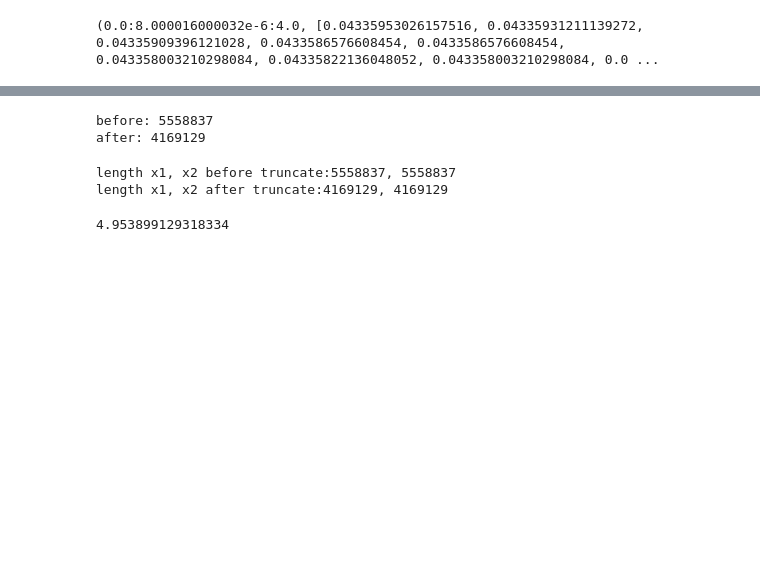
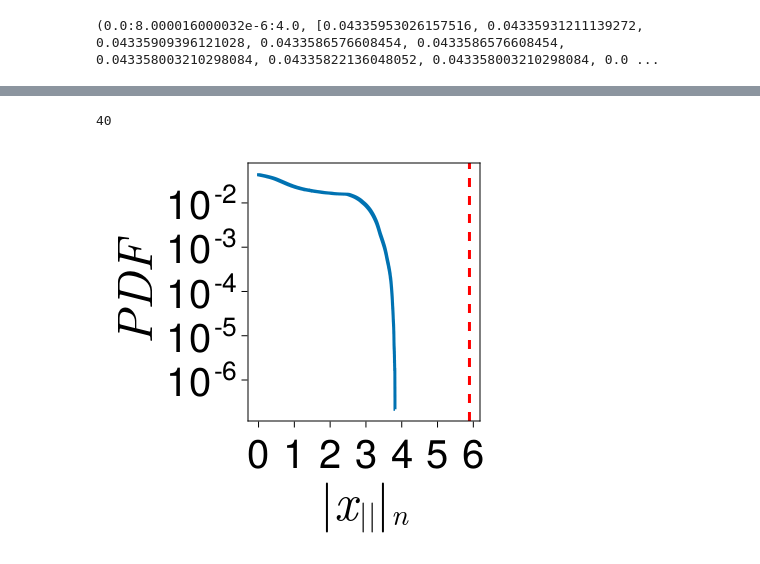
Before and after one commit to SergeyNovak777/dynamical-systems, a Jupyter notebook: HIndmarsh Rose/notebooks/PDF/PDF chaos-positive-link.ipynb, the cells around one changed output, grey strips where cells are left out. Drawn from its saved outputs; the diff is of its cells as text; code cells hidden in the pictures; blank space fills up the shorter version.

```diff
--- a/HIndmarsh Rose/notebooks/PDF/PDF chaos-positive-link.ipynb
+++ b/HIndmarsh Rose/notebooks/PDF/PDF chaos-positive-link.ipynb
@@ -418,24 +219,21 @@ sol = solve(prob, AutoVern9(Rodas5()), abstol = 1e-11, reltol = 1e-11, maxiters
-# %%
-xsum = sol[1, :] + sol[4, :];
-println("before: ", length(xsum))
-
-xsum = xsum[floor(Int, length(xsum) / 4):end ]
-println("after: ", length(xsum))
-# %% [output]
-before: 5558837
-after: 4169129
-# %%
-x1, x2 = sol[1, :], sol[4, :]
-println("length x1, x2 before truncate:", length(x1), ", ", length(x2))
-x1 = x1[floor(Int, length(x1) / 4):end ]
-x2 = x2[floor(Int, length(x2) / 4):end ]
-println("length x1, x2 after truncate:", length(x1), ", ", length(x2))
-# %% [output]
-length x1, x2 before truncate:5558837, 5558837
-length x1, x2 after truncate:4169129, 4169129
-# %%
-spikes = peaks(xsum);
-Hs1 = Hs(spikes, 6)
-# %% [output]
-4.953899129318334
+# %%
+labelsize = 50
+ticksize = 40
+# %% [output]
+40
+# %%
+f = Figure(resolution = (400, 400))
+ax = Axis(f[1, 1], yscale = log10,
+            xlabel = L"|x_{||}|_{n}", ylabel = L"PDF",
+            xlabelsize = labelsize, ylabelsize = labelsize,
+            xticklabelsize = ticksize, yticklabelsize = ticksize, xgridvisible = false, ygridvisible = false)
+
+lines!(sel_1, EE_mapcopy, linewidth = 3.0)
+vlines!(ax, Hs1, color = "red", linestyle = :dash, linewidth = 3.0)
+
+cd(path_to_save)
+save("PDF_chaos_positive.pdf", f)
+f
+# %% [output]
+[figure, added]
 # %%
```
Also changed, not shown: parts of 25 cells of this notebook, 11 other files.
